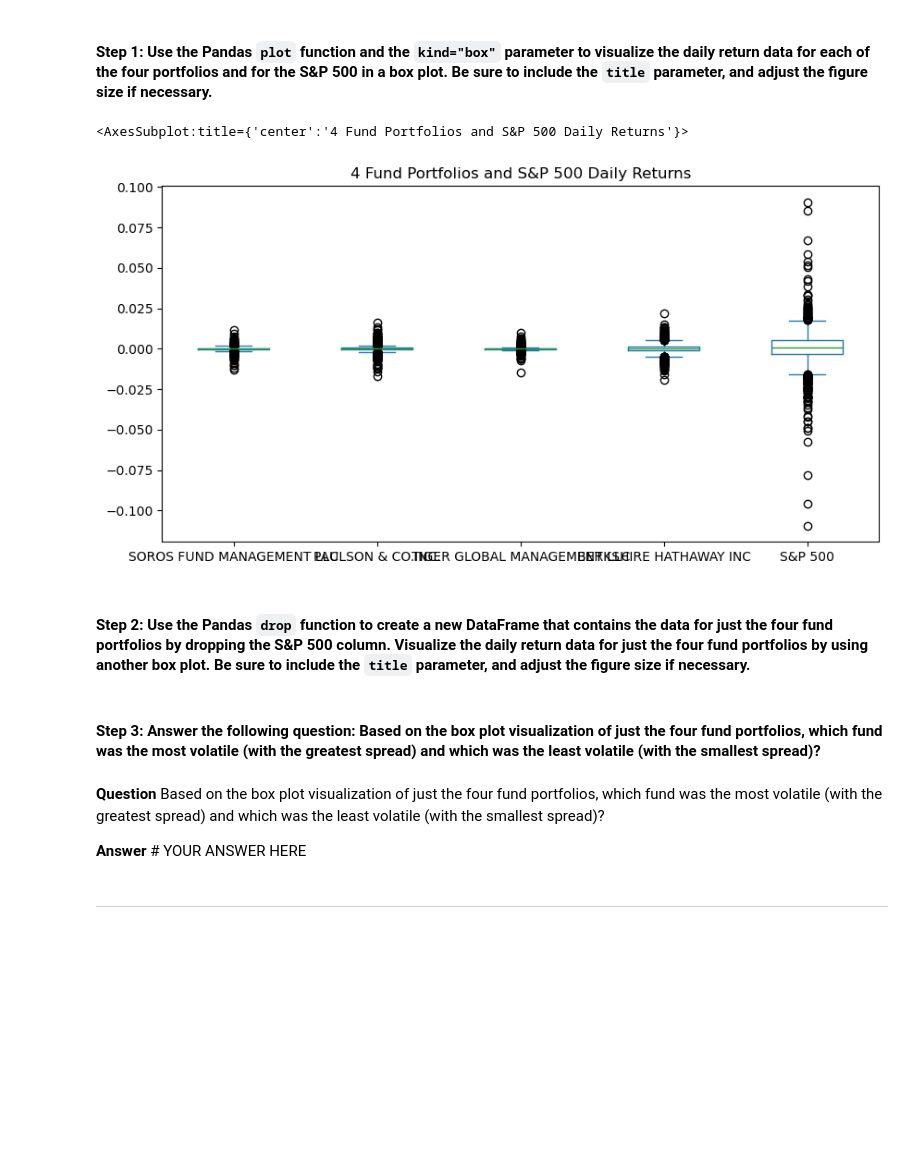
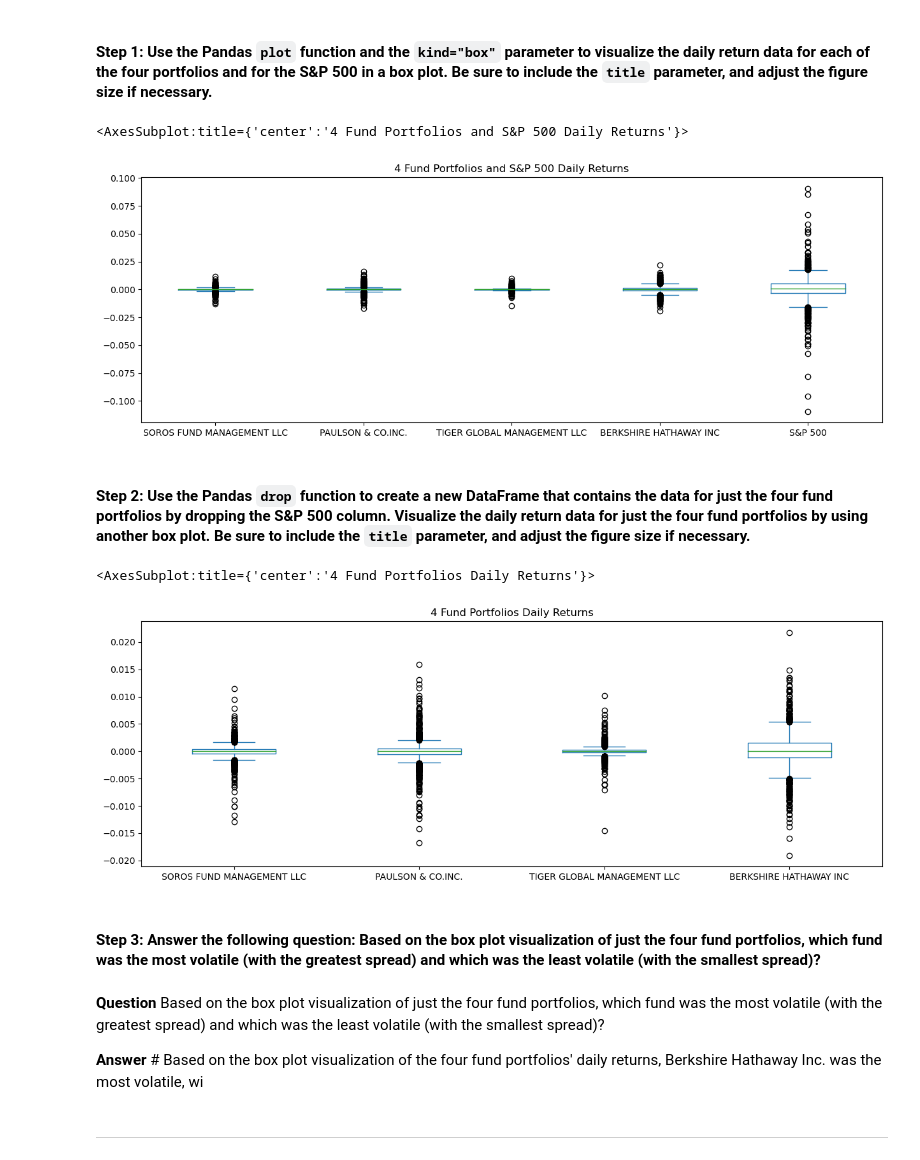
Before and after one commit to AndrewRBader/module4_challenge, a Jupyter notebook: Starter_Code/risk_return_analysis.ipynb, the cells around one changed output. Cells and saved outputs as stored; diff of their text form; code cells hidden in the pictures; blank space fills up the shorter version.

```diff
--- a/Starter_Code/risk_return_analysis.ipynb
+++ b/Starter_Code/risk_return_analysis.ipynb
@@ -209,23 +209,28 @@ Analyze the volatility of each of the four fund portfolios and of the S&P 500 In
 # %%
 # Use the daily return data to create box plots to visualize the volatility of the 4 funds and the S&P 500
 # Include a title parameter and adjust the figure size
-daily_returns.plot(kind="box", figsize=(10, 5), title="4 Fund Portfolios and S&P 500 Daily Returns")
+daily_returns.plot(kind="box", figsize=(15, 5), title="4 Fund Portfolios and S&P 500 Daily Returns")
 # %% [output]
 <AxesSubplot:title={'center':'4 Fund Portfolios and S&P 500 Daily Returns'}>
-[figure, old version]
+[figure, new version]
 # %% [markdown]
 #### Step 2: Use the Pandas `drop` function to create a new DataFrame that contains the data for just the four fund portfolios by dropping the S&P 500 column. Visualize the daily return data for just the four fund portfolios by using another box plot. Be sure to include the `title` parameter, and adjust the figure size if necessary.
 # %%
 # Create a new DataFrame containing only the 4 fund portfolios by dropping the S&P 500 column from the DataFrame
+fund_portfolios_df = daily_returns.drop(columns='S&P 500')
+
 # Create box plots to reflect the return data for only the 4 fund portfolios
 # Include a title parameter and adjust the figure size
-# YOUR CODE HERE
+fund_portfolios_df.plot(kind="box", figsize=(15, 5), title="4 Fund Portfolios Daily Returns")
+# %% [output]
+<AxesSubplot:title={'center':'4 Fund Portfolios Daily Returns'}>
+[figure, added]
 # %% [markdown]
 #### Step 3: Answer the following question: Based on the box plot visualization of just the four fund portfolios, which fund was the most volatile (with the greatest spread) and which was the least volatile (with the smallest spread)?
 # %% [markdown]
 **Question** Based on the box plot visualization of just the four fund portfolios, which fund was the most volatile (with the greatest spread) and which was the least volatile (with the smallest spread)?
 
-**Answer** # YOUR ANSWER HERE
+**Answer** # Based on the box plot visualization of the four fund portfolios' daily returns, Berkshire Hathaway Inc. was the most volatile, wi
 # %% [markdown]
 ---
 # %% [markdown]
```
